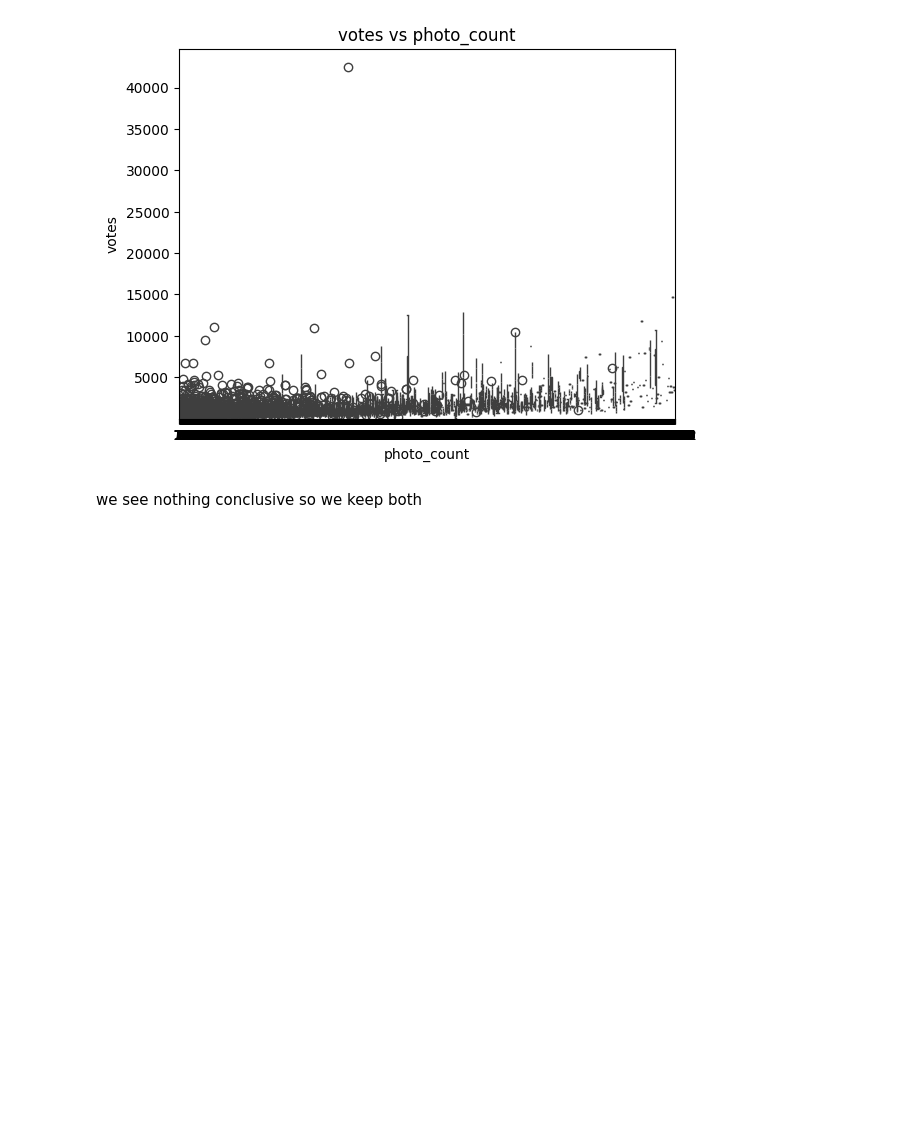
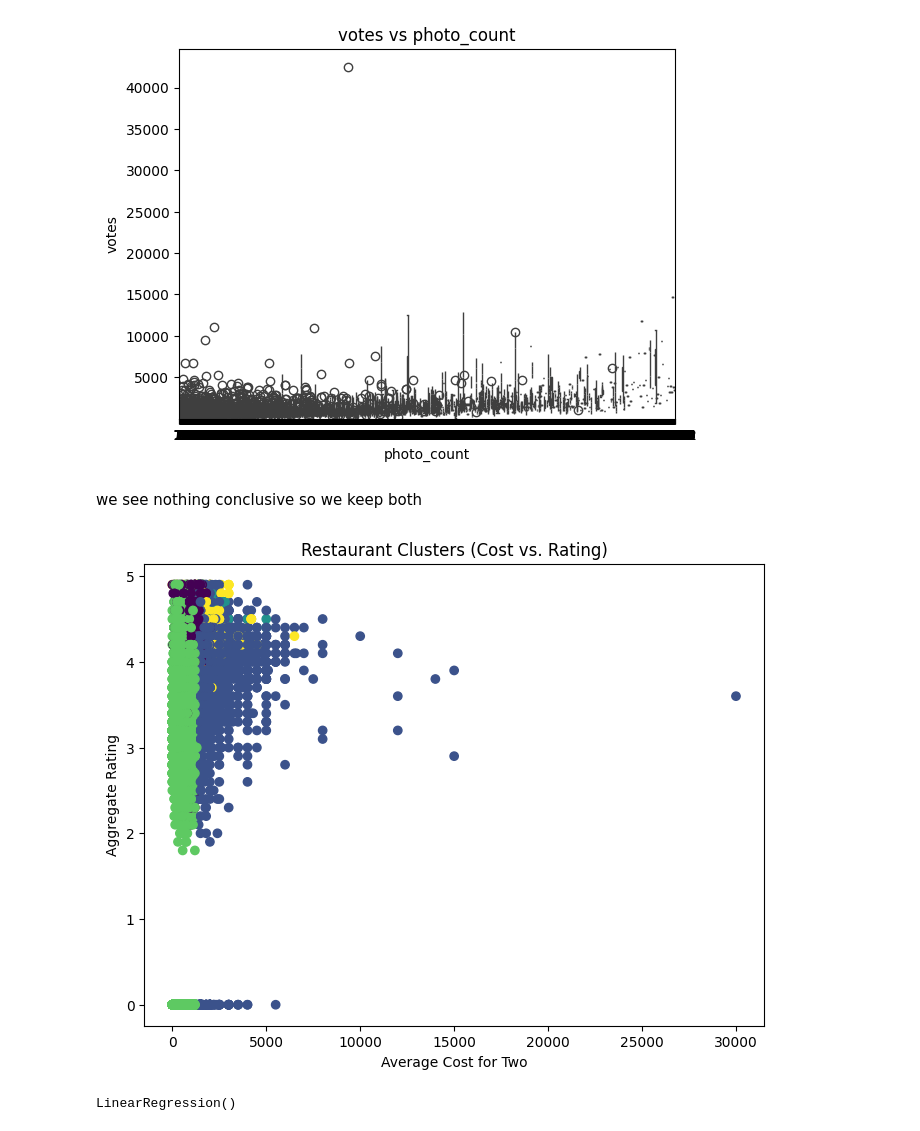
Before and after one commit to ikuchbhi/CSF415-Popular-Dishes-Finder, a Jupyter notebook: preprocessing/exec.ipynb, the cells around one changed output. Drawn from its saved outputs; the diff is of its cells as text; code cells hidden in the pictures; blank space fills up the shorter version.

Commit message:
applied clustering and classification algorithms to get results on relations between features

```diff
--- a/preprocessing/exec.ipynb
+++ b/preprocessing/exec.ipynb
@@ -325,0 +332,54 @@ we see nothing conclusive so we keep both
+# %%
+# Assuming your data is loaded into a pandas DataFrame called 'df'
+
+# Select features for clustering (replace with your chosen features)
+features = ['average_cost_for_two', 'aggregate_rating', 'votes', 'photo_count']
+data = df[features]
+
+# Encode categorical features (if any)
+le = LabelEncoder()
+for col in data.select_dtypes(include=['object']):
+  data[col] = le.fit_transform(data[col])
+
+# Define the number of clusters (experiment with different values)
+kmeans = KMeans(n_clusters=5)  # Replace 3 with your desired number of clusters
+
+# Fit the model on the data
+kmeans.fit(data)
+
+# Assign cluster labels to each data point
+df['cluster_label'] = kmeans.labels_
+# %%
+# Prepare data for plotting (assuming you want to plot cost vs rating)
+cost = df['average_cost_for_two']
+rating = df['aggregate_rating']
+clusters = df['cluster_label']
+
+# Create a scatter plot with colors based on clusters
+plt.figure(figsize=(8, 6))
+plt.scatter(cost, rating, c=clusters, cmap='viridis')
+
+# Add labels and title
+plt.xlabel('Average Cost for Two')
+plt.ylabel('Aggregate Rating')
+plt.title('Restaurant Clusters (Cost vs. Rating)')
+
+# Show the plot
+plt.show()
+# %% [output]
+[figure, added]
+# %%
+# Assuming you have a 'cluster_label' column after performing clustering
+# Assuming you identified cluster 2 as interesting
+
+cluster_data = df[df['cluster_label'] == 2]  # Filter data for cluster 2
+
+from sklearn.linear_model import LinearRegression
+
+# Train the model on features and target variable within the cluster
+model = LinearRegression()
+model.fit(cluster_data[['average_cost_for_two']], cluster_data['aggregate_rating'])
+
+# Use the model to predict or analyze the relationship within this cluster
+# %% [output]
+LinearRegression()
```
Also changed, not shown: parts of 6 cells of this notebook, 1 other file.
